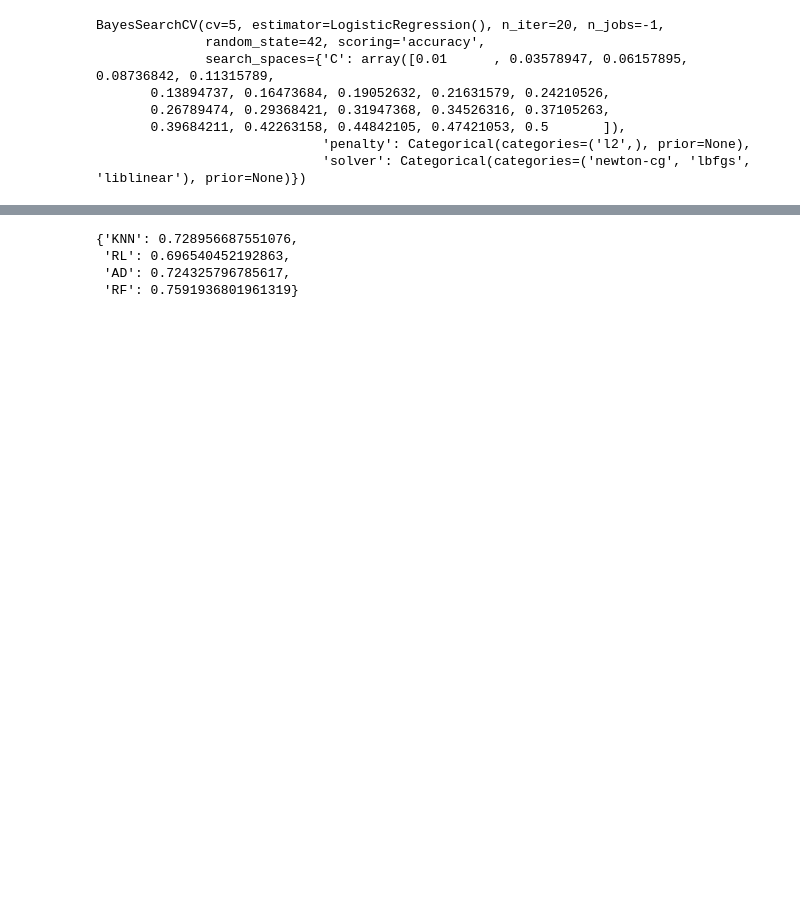
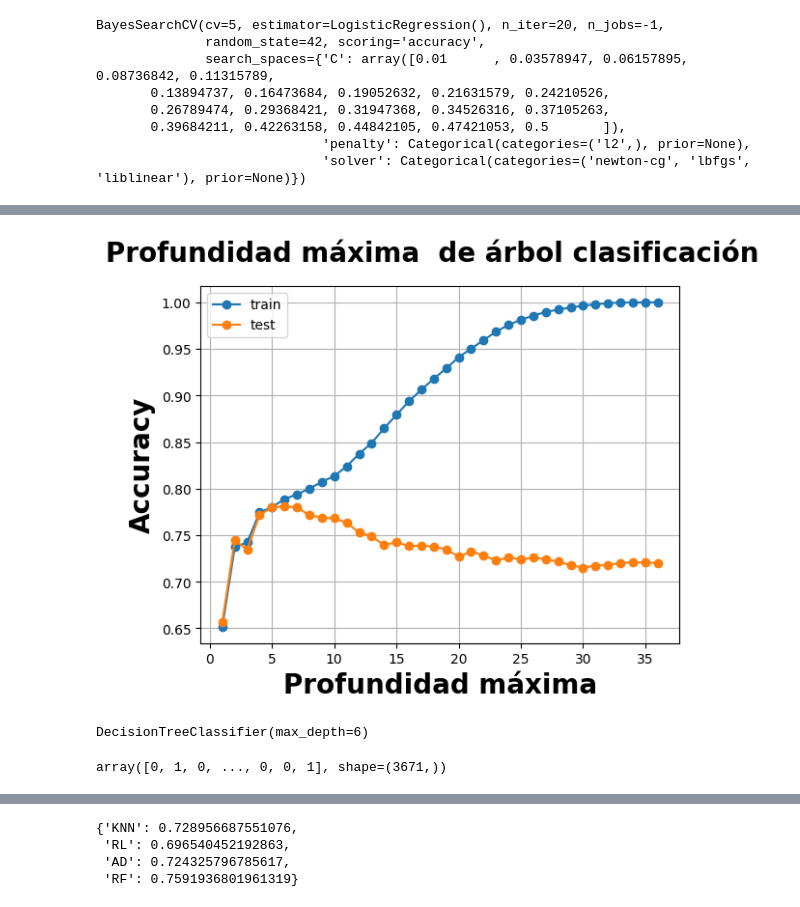
Before and after one commit to LeoPalaciosC/Manipulaci-n-de-datos-con-pandas, a Jupyter notebook: notebooks/Mini_Case_AW_Bikes_.ipynb, the cells around one changed output, grey strips where cells are left out. Cells and saved outputs as stored; diff of their text form; code cells hidden in the pictures; blank space fills up the shorter version.

Commit message:
arbol de decision

```diff
--- a/notebooks/Mini_Case_AW_Bikes_.ipynb
+++ b/notebooks/Mini_Case_AW_Bikes_.ipynb
@@ -432,4 +430,4 @@ Mejores hiperparámetros: {'C': 0.1, 'penalty': 'l2', 'solver': 'newton-cg'}
 # %%
-model_grid = LogisticRegression(penalty = "l2", C = 0.1, solver = "newton-cg")
+model_grid = LogisticRegression(penalty = "l2", C = 1, solver = "newton-cg")
 model_grid.fit(X_train, y_train)
 # %% [output]
@@ -512,0 +513,5 @@ weighted avg       0.70      0.70      0.70      3671
+# %%
+from sklearn.tree import DecisionTreeClassifier
+
+model_tree = DecisionTreeClassifier()
+model_tree.fit(X_train, y_train)
@@ -512,0 +547,47 @@ weighted avg       0.70      0.70      0.70      3671
+# %%
+# Optimización de la profundidad del árbol, con el fin de elegir un hiperpárametro que mejore el modelo con el
+lista_treer_train = []
+lista_treer_test = []
+
+# Definimos la lista de valores de max_depth que vamos a explorar
+
+for item in range(1,37):
+
+    model_tree = DecisionTreeClassifier(max_depth = item)
+
+    model_tree.fit(X_train,y_train)
+
+    # Predecir y evaluar sobre el set de entrenamiento
+    y_train_pred = model_tree.predict(X_train)
+    train_tree_ac = accuracy_score(y_train, y_train_pred)
+
+
+    # Predecir y evaluar sobre el set de evaluación
+    y_test_pred = model_tree.predict(X_test)
+    test_tree_ac = accuracy_score(y_test, y_test_pred)
+
+    # Agregar la información a las listas
+    lista_treer_train.append(train_tree_ac)
+    lista_treer_test.append(test_tree_ac)
+# %%
+### Gráfico
+import matplotlib.pyplot as plt
+plt.suptitle('Profundidad máxima  de árbol clasificación' , fontweight = 'black', fontsize=20)
+plt.plot(range(1,37),lista_treer_train,'o-',label='train' )
+plt.plot(range(1,37),lista_treer_test,'o-',label='test')
+plt.grid(True)
+plt.legend()
+plt.xlabel('Profundidad máxima',fontsize=20,fontweight = 'black')
+plt.ylabel('Accuracy',fontsize=20,fontweight = 'black');
+# %% [output]
+[figure, added]
+# %%
+model_tree_op = DecisionTreeClassifier(max_depth = 6)
+model_tree_op.fit(X_train, y_train)
+# %% [output]
+DecisionTreeClassifier(max_depth=6)
+# %%
+y_pred_tree_op = model_tree_op.predict(X_test)
+y_pred_tree_op
+# %% [output]
+array([0, 1, 0, ..., 0, 0, 1], shape=(3671,))
```
Also changed, not shown: parts of 15 cells of this notebook.
